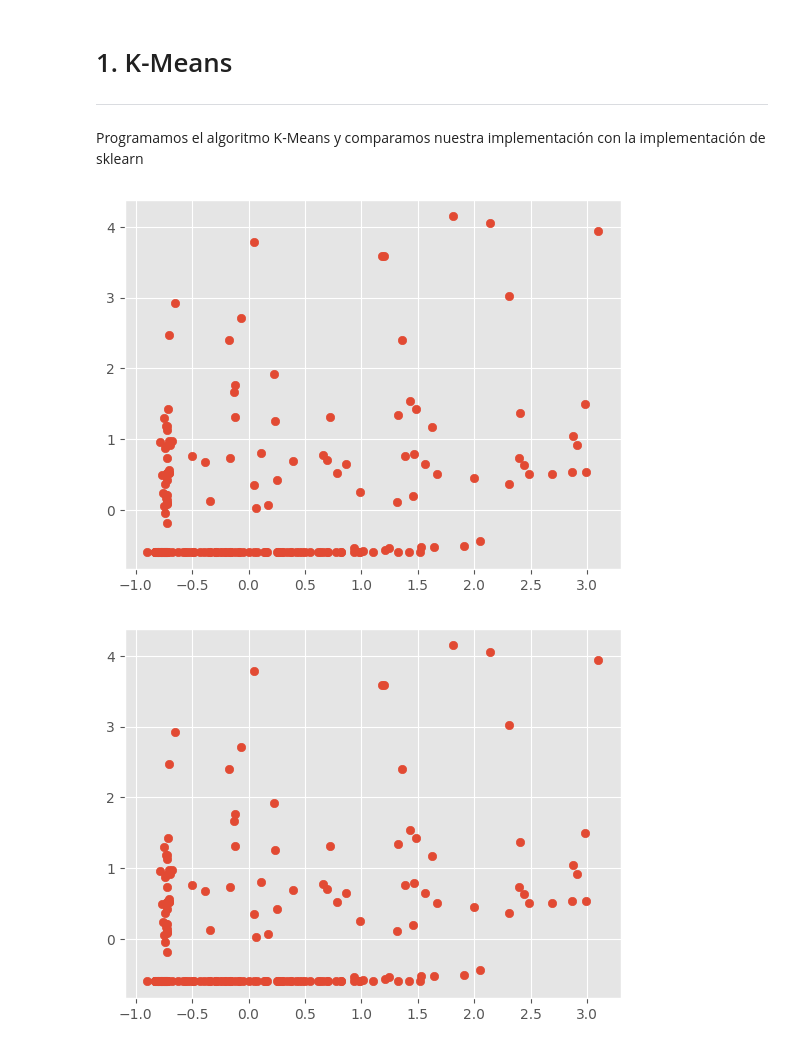
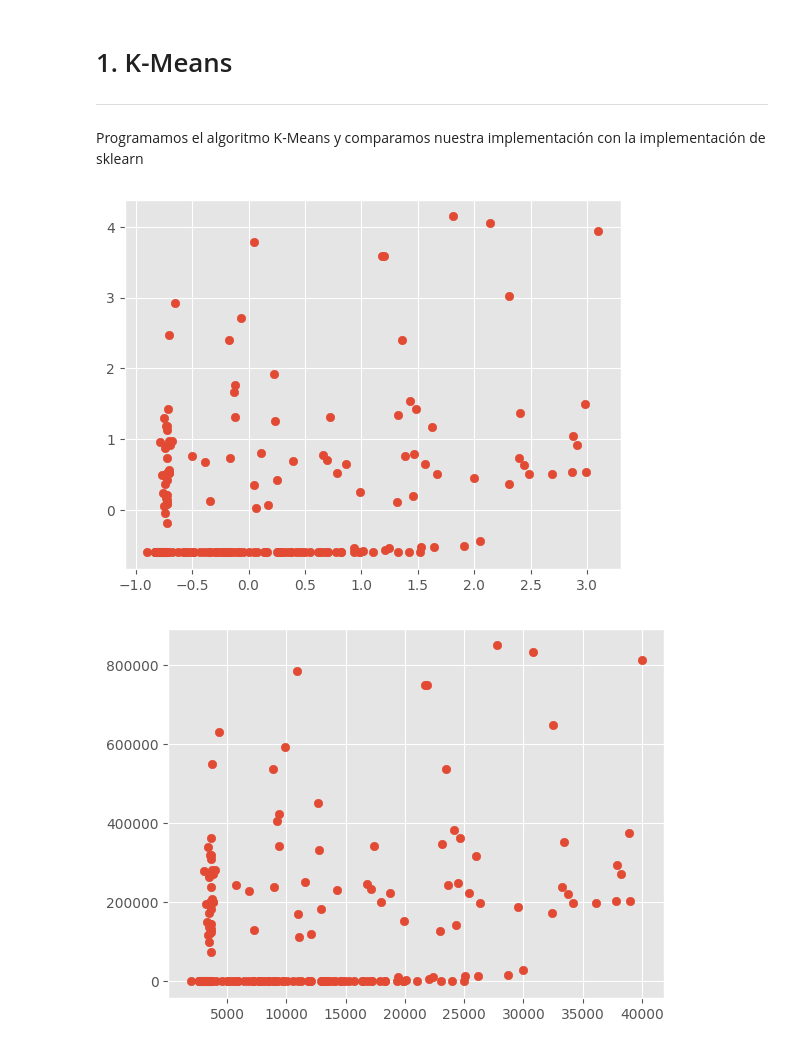
Before and after one commit to V1centeB/Aprendizaje_Automatico-P2-G1, a Jupyter notebook: model.ipynb, the cells around one changed output. Drawn from its saved outputs; the diff is of its cells as text; code cells hidden in the pictures.

Commit message:
Arreglamos encoders

```diff
--- a/model.ipynb
+++ b/model.ipynb
@@ -55,7 +55,7 @@ def myKMeansPred(X, clusters, k):
 # === Tratamiento de datos =====================================================
 import numpy as np
 import pandas as pd
-from sklearn.datasets import make_blobs
+from sklearn.compose import ColumnTransformer
 
 # === Gráficos =================================================================
 import matplotlib.pyplot as plt
@@ -75,6 +75,23 @@ warnings.filterwarnings('ignore')
 # Cargamos los datos
 data = pd.read_csv('data/stars_data.csv')
 
+# Establecemos una unificación de colores - Obtenido de clase
+mapping = {   # Diccionario con formato Target : List of current values
+    'Red': ['Red'],
+    'Orange-Red': ['Orange-Red'],
+    'Orange': ['Orange'],
+    'Yellow-Orange': ['Pale yellow orange'],
+    'Yellow': ['yellowish', 'Yellowish'],
+    'White-Yellow': ['Yellowish White', 'yellow-white', 'White-Yellow'],
+    'White': ['White', 'Whitish', 'white'],
+    'Blue-White': ['Blue White', 'Blue white', 'Blue-white', 'Blue-White'],
+    'Blue': ['Blue'],
+}
+
+# Mapeamos los datos
+for target_color, source_colors in mapping.items():
+  data.loc[data.Color.isin(source_colors), 'Color'] = target_color
+
 # Definimos nuestro conjunto de datos
 X = data.values
 
@@ -82,46 +99,73 @@ X = data.values
 X_onehot = X.copy()
 X_ordinal = X.copy()
 
 # === Codificamos valores de tipo str (color y clase espectral) ============================
-# One-Hot Encoder
+# One-Hot Encoder:
+# Definimos el encoder
 encoder_onehot = OneHotEncoder(sparse_output=False)
-X_onehot_encoded = encoder_onehot.fit_transform(X_onehot[:, -2:])
 
-# Eliminamos filas tipo str - One Hot
-X_onehot = X_onehot[:, :-2]
+# Definimos las columnas categóricas
+onehot_categorical_columns = [-2, -1]
 
-# Concatenamos las nuevas filas codificadas - One Hot
-X_onehot = np.concatenate((X_onehot, X_onehot_encoded), axis=1)
+# Creamos el transformador de columnas
+onehot_column_transformer = ColumnTransformer([
+    ('onehot', encoder_onehot, onehot_categorical_columns)
+])
 
-# Ordinal Encoder
+# Transformamos los datos
+X_onehot_encoded = onehot_column_transformer.fit_transform(X_onehot)
+
+# Concatenamos los datos
+X_onehot = np.concatenate((X_onehot[:, :-2], X_onehot_encoded), axis=1)
+
+# Ordinal Encoder:
+# Definimos listas
 spectral_list = ["O", "B", "A", "F", "G", "K", "M"]
-encoder_ordinal_one = OrdinalEncoder(categories=[spectral_list])
-X_ordinal_encoded = encoder_ordinal_one.fit_transform(X_ordinal[:, -1].reshape(-1, 1))
-encoder_ordinal_two = OrdinalEncoder()
-X_ordinal_encoded = encoder_ordinal_two.fit_transform(X_ordinal[:, -2].reshape(-1, 1))
+colors = list(mapping.keys())
 
-# Eliminamos filas tipo str - Ordinal
-X_ordinal = X_ordinal[:, :-2]
+# Definimos el ordinal encoder con las listas
+ordinal_encoder = OrdinalEncoder(categories=[colors, spectral_list])
 
-# Concatenamos las nuevas filas codificadas - Ordinal
-X_ordinal = np.concatenate((X_ordinal, X_ordinal_encoded), axis=1)
+# Definimos las columnas categóricas
+ordinal_categorical_columns = [-2, -1]
+
+# Creamos el transformador de columnas
+ordinal_column_transformer = ColumnTransformer([
+    ('ordinal', ordinal_encoder, ordinal_categorical_columns)
+])
+
+# Transformamos los datos
+X_ordinal_encoded = ordinal_column_transformer.fit_transform(X_ordinal)
+
+# Concatenamos los datos
+X_ordinal = np.concatenate((X_ordinal[:, :-2], X_ordinal_encoded), axis=1)
 
 # Escalamos los datos
 X_onehot_scaled = scale(X_onehot)
 X_ordinal_scaled = scale(X_ordinal)
 
 # === Representamos data ==========================================================
 # Figura para onehot data
 fig_onehot_scaled = plt.figure(0)
 plt.grid(True)
 plt.scatter(X_onehot_scaled[:,0],X_onehot_scaled[:,1])
 plt.show()
 
+fig_onehot_scaled = plt.figure(0)
+plt.grid(True)
+plt.scatter(X_onehot[:,0],X_onehot[:,1])
+plt.show()
+
 # Figura para ordinal data
 fig_ordinal_scaled = plt.figure(0)
 plt.grid(True)
 plt.scatter(X_ordinal_scaled[:,0],X_ordinal_scaled[:,1])
 plt.show()
+
+fig_onehot_scaled = plt.figure(0)
+plt.grid(True)
+plt.scatter(X_ordinal[:,0],X_ordinal[:,1])
+plt.show()
 # %% [output]
 [figure]
-[figure, old version]
+[figure, new version]
```
Also changed, not shown: parts of 4 cells of this notebook.
